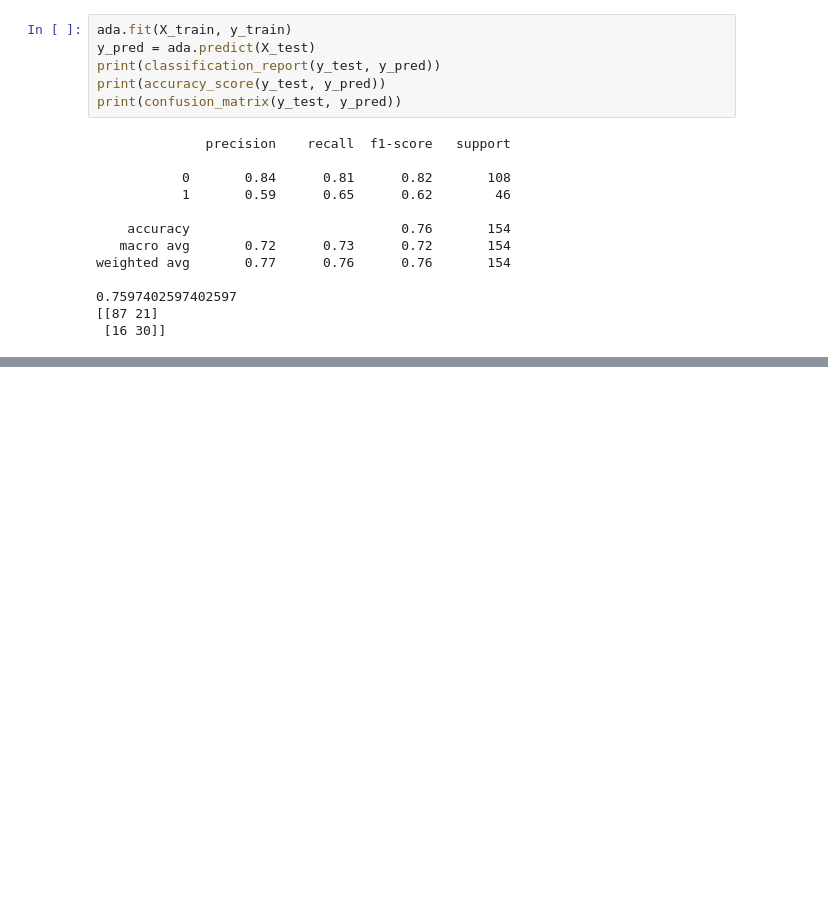
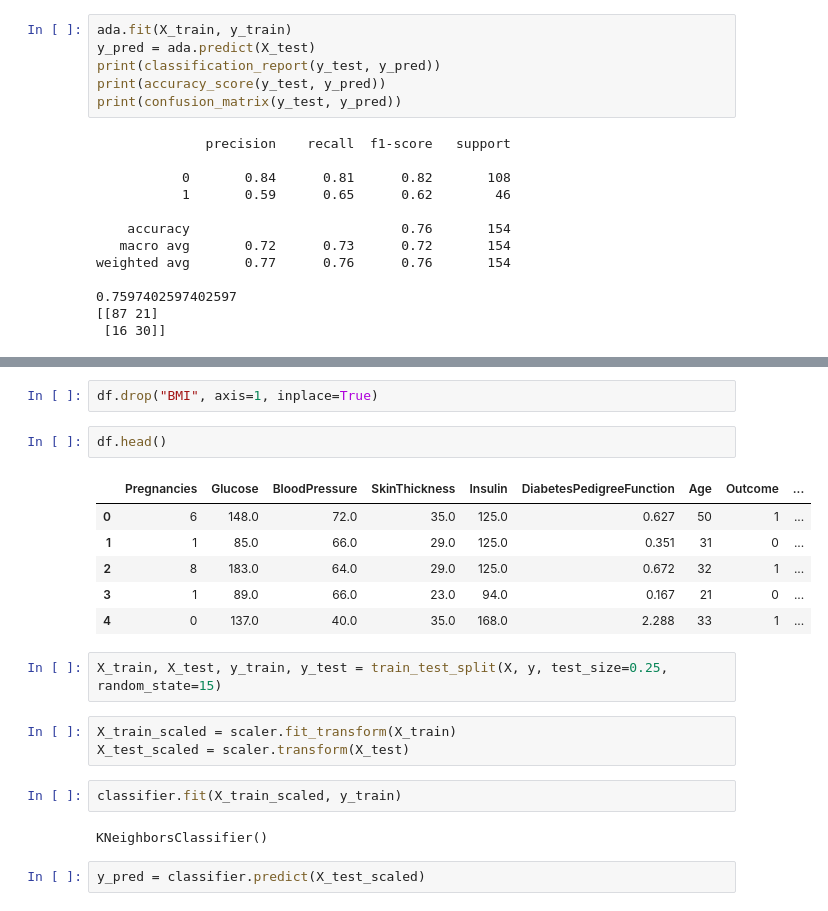
Before and after one commit to emircancancelik/Python-DataScience-MachineLearning, a Jupyter notebook: machinelearning/DiabetesAdaBoost.ipynb, the cells around one changed output, grey strips where cells are left out. Drawn from its saved outputs; the diff is of its cells as text; blank space fills up the shorter version.

```diff
--- a/machinelearning/DiabetesAdaBoost.ipynb
+++ b/machinelearning/DiabetesAdaBoost.ipynb
@@ -233,0 +521,22 @@ weighted avg       0.77      0.76      0.76       154
+# %%
+df.drop("BMI", axis=1, inplace=True)
+# %%
+df.head()
+# %% [output]
+|  | Pregnancies | Glucose | BloodPressure | SkinThickness | Insulin | DiabetesPedigreeFunction | Age | Outcome | ... |
+| 0 | 6 | 148.0 | 72.0 | 35.0 | 125.0 | 0.627 | 50 | 1 | ... |
+| 1 | 1 | 85.0 | 66.0 | 29.0 | 125.0 | 0.351 | 31 | 0 | ... |
+| 2 | 8 | 183.0 | 64.0 | 29.0 | 125.0 | 0.672 | 32 | 1 | ... |
+| 3 | 1 | 89.0 | 66.0 | 23.0 | 94.0 | 0.167 | 21 | 0 | ... |
+| 4 | 0 | 137.0 | 40.0 | 35.0 | 168.0 | 2.288 | 33 | 1 | ... |
+# %%
+X_train, X_test, y_train, y_test = train_test_split(X, y, test_size=0.25, random_state=15)
+# %%
+X_train_scaled = scaler.fit_transform(X_train)
+X_test_scaled = scaler.transform(X_test)
+# %%
+classifier.fit(X_train_scaled, y_train)
+# %% [output]
+KNeighborsClassifier()
+# %%
+y_pred = classifier.predict(X_test_scaled)
```
Also changed, not shown: parts of 41 cells of this notebook.
